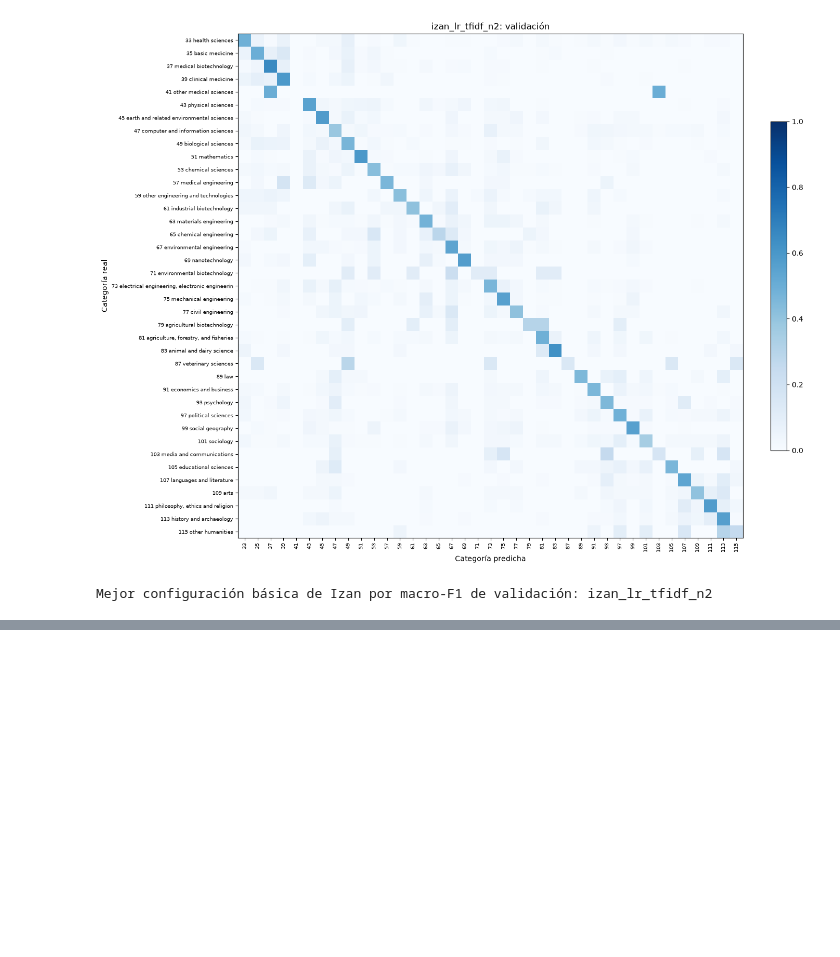
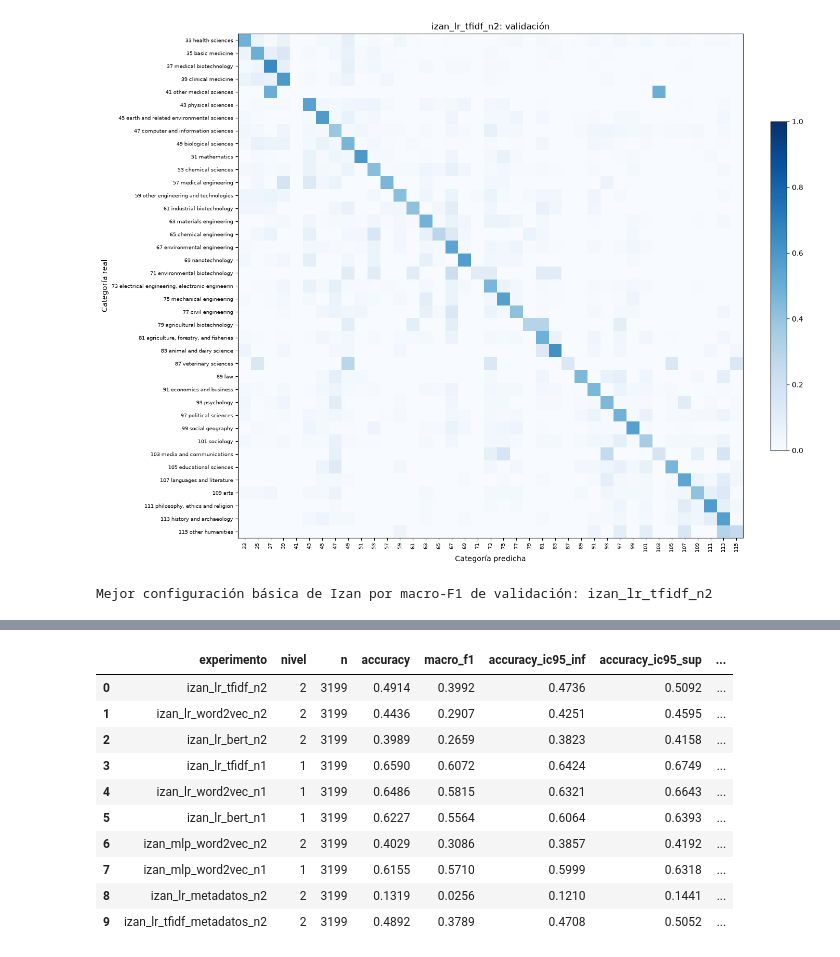
Before and after one commit to IzanV5/proyecto-cordis, a Jupyter notebook: 02_modelos_y_extension.ipynb, the cells around one changed output, grey strips where cells are left out. Saved outputs shown, nothing was run; the diff lists cells and outputs as text; code cells hidden in the pictures; blank space fills up the shorter version.

```diff
--- a/02_modelos_y_extension.ipynb
+++ b/02_modelos_y_extension.ipynb
@@ -696,0 +815,76 @@ Test pendiente. Los archivos entregados ahora corresponden a validación.
+# %%
+if EVALUAR_TEST:
+    B_BOOTSTRAP = 1000
+
+    def remuestrear_metricas(y, pred, clases, indices):
+        return evaluar(y[indices],pred[indices],clases=clases)
+
+    def intervalo_izan(tabla, clases, B=B_BOOTSTRAP):
+        y, pred = tabla.y_real.to_numpy(), tabla.y_pred.to_numpy()
+        rng = np.random.default_rng(SEMILLA)
+        muestras = np.empty((B,2))
+        for b in range(B):
+            r = remuestrear_metricas(y,pred,clases,rng.integers(0,len(y),len(y)))
+            muestras[b] = [r["accuracy"],r["macro_f1"]]
+        punto = evaluar(y,pred,clases=clases)
+        for j,nombre in enumerate(("accuracy","macro_f1")):
+            punto[f"{nombre}_ic95_inf"],punto[f"{nombre}_ic95_sup"] = np.quantile(muestras[:,j],[0.025,0.975])
+        return punto
+
+    def diferencia_izan(a,b,clases,B=B_BOOTSTRAP):
+        unidos = a.merge(b,on="projectID",suffixes=("_a","_b"),validate="one_to_one")
+        assert len(unidos) == len(a) == len(b)
+        assert (unidos.y_real_a == unidos.y_real_b).all()
+        y, pa, pb = unidos.y_real_a.to_numpy(),unidos.y_pred_a.to_numpy(),unidos.y_pred_b.to_numpy()
+        ma, mb = evaluar(y,pa,clases),evaluar(y,pb,clases)
+        rng = np.random.default_rng(SEMILLA)
+        muestras = np.empty((B,2))
+        for i in range(B):
+            idx = rng.integers(0,len(y),len(y))
+            ra,rb = remuestrear_metricas(y,pa,clases,idx),remuestrear_metricas(y,pb,clases,idx)
+            muestras[i] = [ra["accuracy"]-rb["accuracy"],ra["macro_f1"]-rb["macro_f1"]]
+        salida = {}
+        for j,nombre in enumerate(("accuracy","macro_f1")):
+            bajo,alto = np.quantile(muestras[:,j],[0.025,0.975])
+            salida.update({f"dif_{nombre}":ma[nombre]-mb[nombre],f"dif_{nombre}_ic95_inf":float(bajo),
+                           f"dif_{nombre}_ic95_sup":float(alto),f"{nombre}_significativa":bool(bajo>0 or alto<0)})
+        return salida
+
+    pred_test = {nombre:pd.read_csv(RESULTADOS / "predicciones" / f"{nombre}_test.csv") for nombre in seleccionados}
+    intervalos = []
+    for nombre,tabla in pred_test.items():
+        nivel = int(tabla.nivel.iloc[0])
+        intervalos.append(dict(experimento=nombre,nivel=nivel,n=len(tabla),**intervalo_izan(tabla,clases_nivel[nivel])))
+    intervalos = pd.DataFrame(intervalos)
+    intervalos.to_csv(RESULTADOS / "intervalos_izan_test.csv",index=False)
+    display(intervalos.round(4))
+
+    parejas = []
+    for n in (2,1):
+        parejas.extend([
+            (f"izan_lr_tfidf_n{n}",f"izan_lr_word2vec_n{n}",n),
+            (f"izan_lr_tfidf_n{n}",f"izan_lr_bert_n{n}",n),
+            (f"izan_lr_word2vec_n{n}",f"izan_lr_bert_n{n}",n),
+            (f"izan_mlp_word2vec_n{n}",f"izan_lr_word2vec_n{n}",n),
+        ])
+    parejas.append(("izan_lr_tfidf_metadatos_n2","izan_lr_tfidf_n2",2))
+    diferencias = pd.DataFrame([
+        dict(modelo_a=a,modelo_b=b,nivel=n,**diferencia_izan(pred_test[a],pred_test[b],clases_nivel[n]))
+        for a,b,n in parejas
+    ])
+    diferencias.to_csv(RESULTADOS / "diferencias_izan_test.csv",index=False)
+    display(diferencias.round(4))
+else:
+    print("Apartado de test omitido: modo de entrenamiento/validación.")
+# %% [output]
+|  | experimento | nivel | n | accuracy | macro_f1 | accuracy_ic95_inf | accuracy_ic95_sup | ... |
+| 0 | izan_lr_tfidf_n2 | 2 | 3199 | 0.4914 | 0.3992 | 0.4736 | 0.5092 | ... |
+| 1 | izan_lr_word2vec_n2 | 2 | 3199 | 0.4436 | 0.2907 | 0.4251 | 0.4595 | ... |
+| 2 | izan_lr_bert_n2 | 2 | 3199 | 0.3989 | 0.2659 | 0.3823 | 0.4158 | ... |
+| 3 | izan_lr_tfidf_n1 | 1 | 3199 | 0.6590 | 0.6072 | 0.6424 | 0.6749 | ... |
+| 4 | izan_lr_word2vec_n1 | 1 | 3199 | 0.6486 | 0.5815 | 0.6321 | 0.6643 | ... |
+| 5 | izan_lr_bert_n1 | 1 | 3199 | 0.6227 | 0.5564 | 0.6064 | 0.6393 | ... |
+| 6 | izan_mlp_word2vec_n2 | 2 | 3199 | 0.4029 | 0.3086 | 0.3857 | 0.4192 | ... |
+| 7 | izan_mlp_word2vec_n1 | 1 | 3199 | 0.6155 | 0.5710 | 0.5999 | 0.6318 | ... |
+| 8 | izan_lr_metadatos_n2 | 2 | 3199 | 0.1319 | 0.0256 | 0.1210 | 0.1441 | ... |
+| 9 | izan_lr_tfidf_metadatos_n2 | 2 | 3199 | 0.4892 | 0.3789 | 0.4708 | 0.5052 | ... |
```
Also changed, not shown: parts of 17 cells of this notebook, 38 other files.
